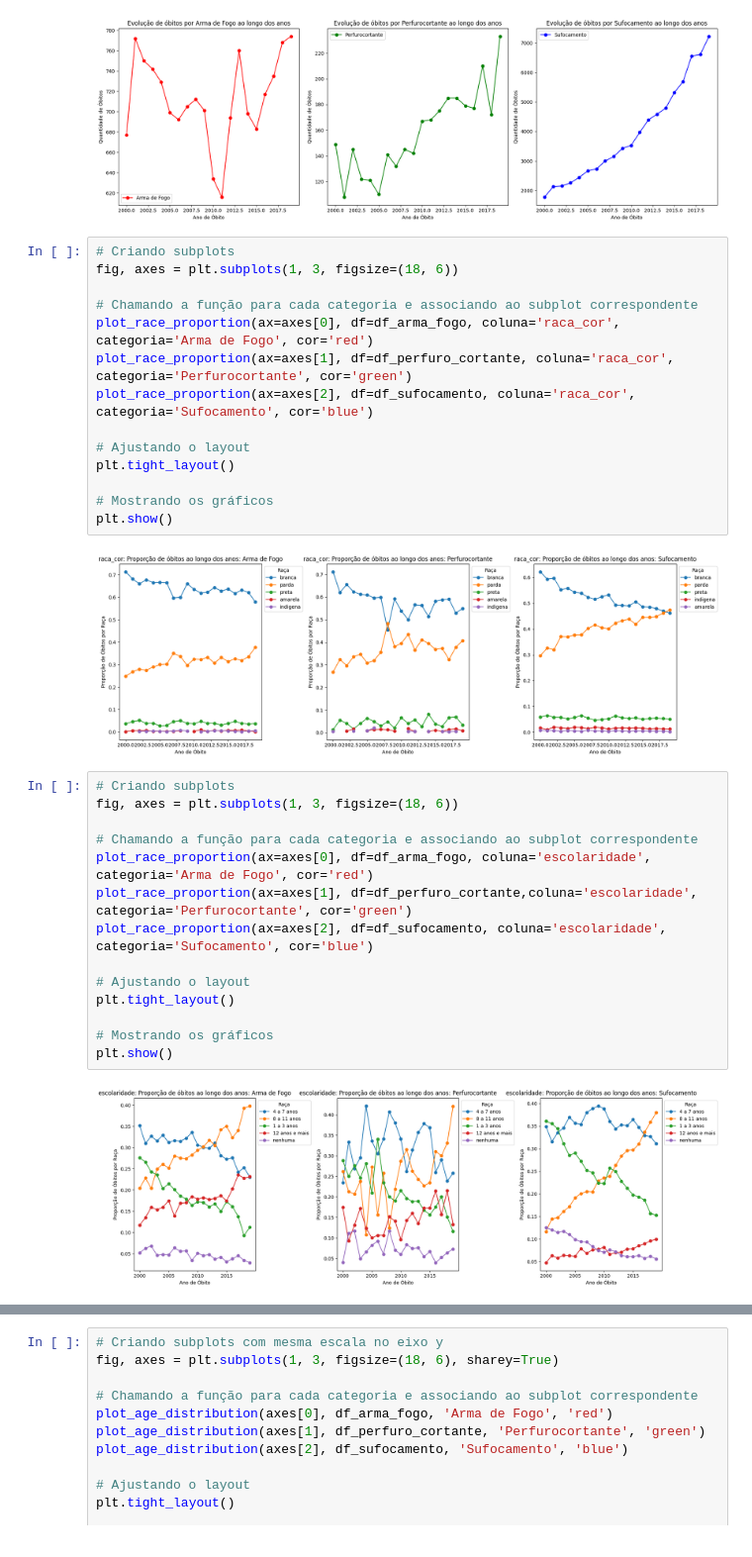
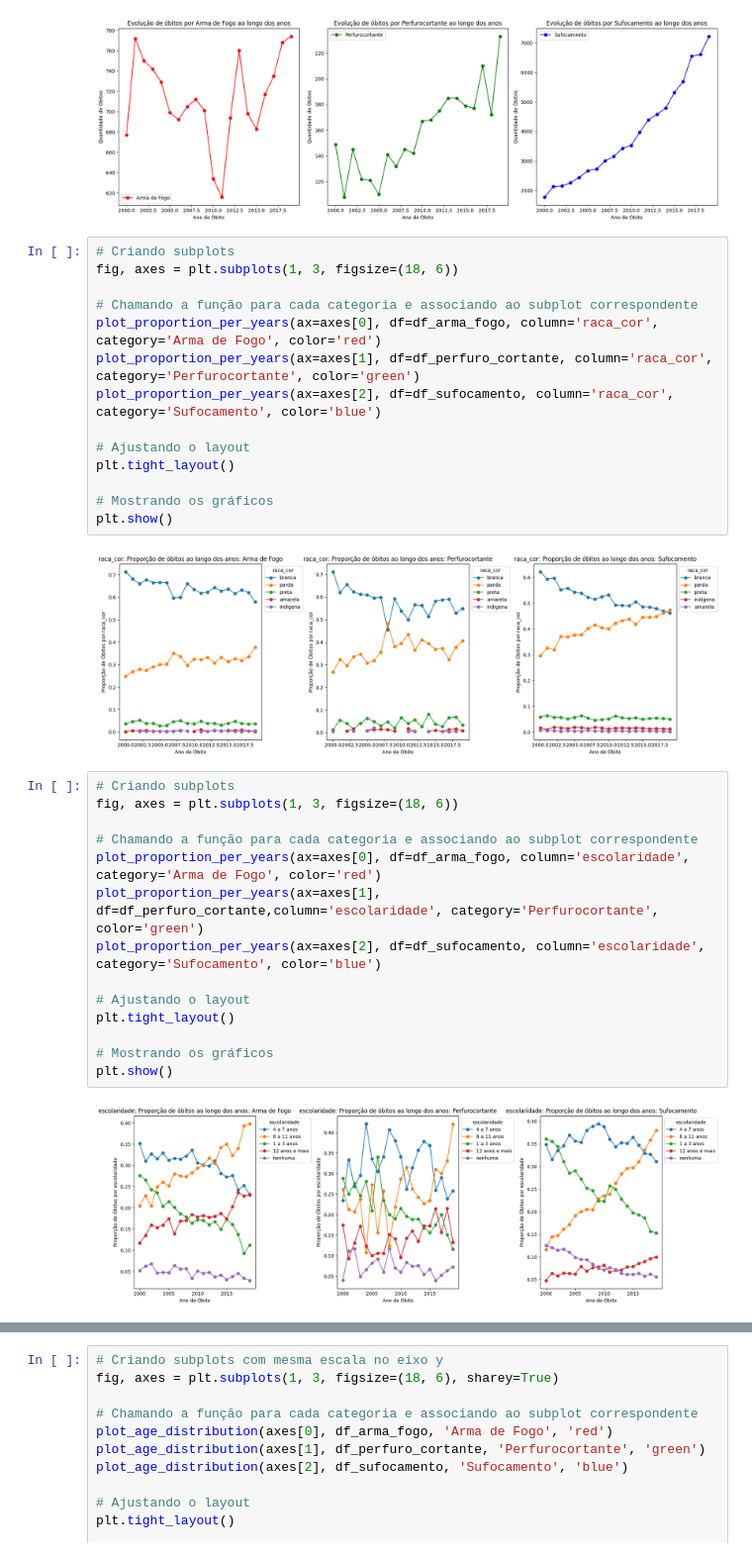
Before and after one commit to victorhlaune/project_pos_puc_minas, a Jupyter notebook: 04_visualizacoes.ipynb, the cells around one changed output, grey strips where cells are left out. Shown at 99% size. Saved outputs shown, nothing was run; the diff lists cells and outputs as text.

Commit message:
Novas visualizacoes e funcoes no helper

```diff
--- a/04_visualizacoes.ipynb
+++ b/04_visualizacoes.ipynb
@@ -28,9 +34,9 @@ plt.show()
 fig, axes = plt.subplots(1, 3, figsize=(18, 6))
 
 # Chamando a função para cada categoria e associando ao subplot correspondente
-plot_race_proportion(ax=axes[0], df=df_arma_fogo, coluna='raca_cor', categoria='Arma de Fogo', cor='red')
-plot_race_proportion(ax=axes[1], df=df_perfuro_cortante, coluna='raca_cor', categoria='Perfurocortante', cor='green')
-plot_race_proportion(ax=axes[2], df=df_sufocamento, coluna='raca_cor', categoria='Sufocamento', cor='blue')
+plot_proportion_per_years(ax=axes[0], df=df_arma_fogo, column='raca_cor', category='Arma de Fogo', color='red')
+plot_proportion_per_years(ax=axes[1], df=df_perfuro_cortante, column='raca_cor', category='Perfurocortante', color='green')
+plot_proportion_per_years(ax=axes[2], df=df_sufocamento, column='raca_cor', category='Sufocamento', color='blue')
 
 # Ajustando o layout
 plt.tight_layout()
@@ -38,23 +44,23 @@ plt.tight_layout()
 # Mostrando os gráficos
 plt.show()
 # %% [output]
-[figure, old version]
+[figure, new version]
 # %%
 # Criando subplots
 fig, axes = plt.subplots(1, 3, figsize=(18, 6))
 
 # Chamando a função para cada categoria e associando ao subplot correspondente
-plot_race_proportion(ax=axes[0], df=df_arma_fogo, coluna='escolaridade', categoria='Arma de Fogo', cor='red')
-plot_race_proportion(ax=axes[1], df=df_perfuro_cortante,coluna='escolaridade', categoria='Perfurocortante', cor='green')
-plot_race_proportion(ax=axes[2], df=df_sufocamento, coluna='escolaridade', categoria='Sufocamento', cor='blue')
+plot_proportion_per_years(ax=axes[0], df=df_arma_fogo, column='escolaridade', category='Arma de Fogo', color='red')
+plot_proportion_per_years(ax=axes[1], df=df_perfuro_cortante,column='escolaridade', category='Perfurocortante', color='green')
+plot_proportion_per_years(ax=axes[2], df=df_sufocamento, column='escolaridade', category='Sufocamento', color='blue')
 
 # Ajustando o layout
 plt.tight_layout()
 
 # Mostrando os gráficos
 plt.show()
 # %% [output]
-[figure, old version]
+[figure, new version]
 # %%
 # Criando subplots
 fig, axes = plt.subplots(1, 3, figsize=(18, 6))
```
Also changed, not shown: parts of 3 cells of this notebook, 1 other file.
